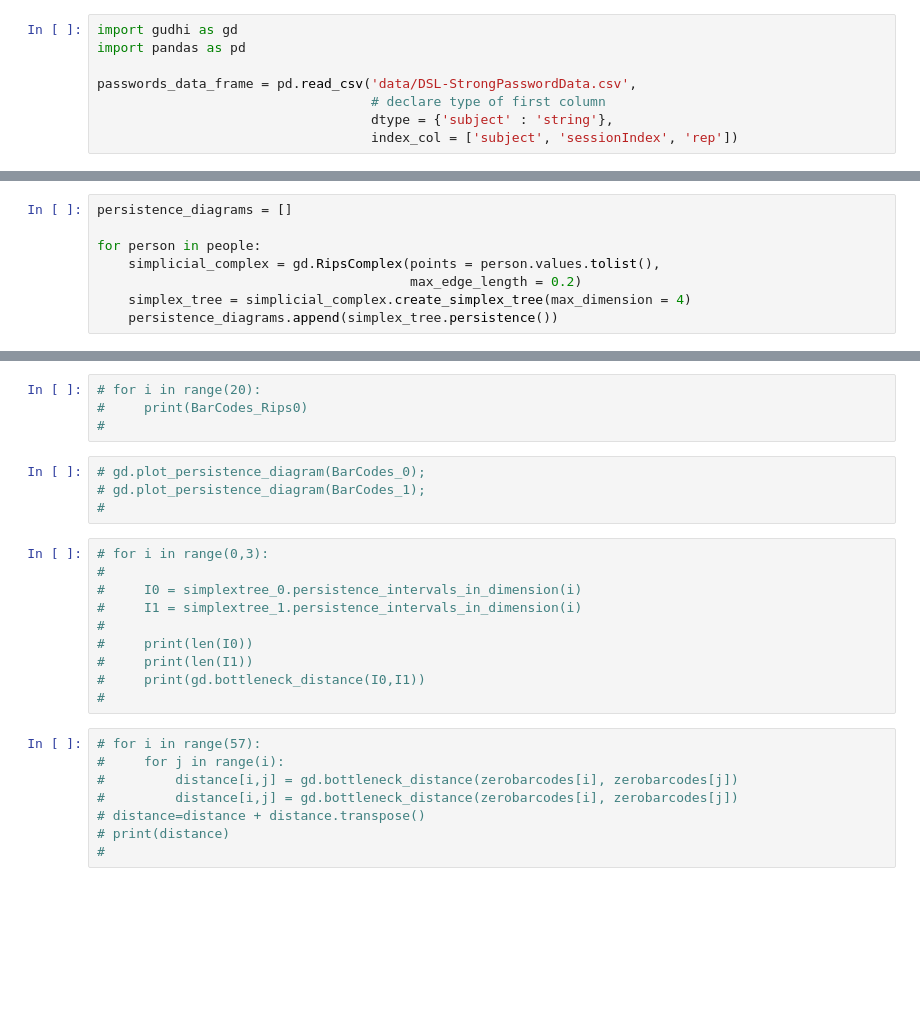
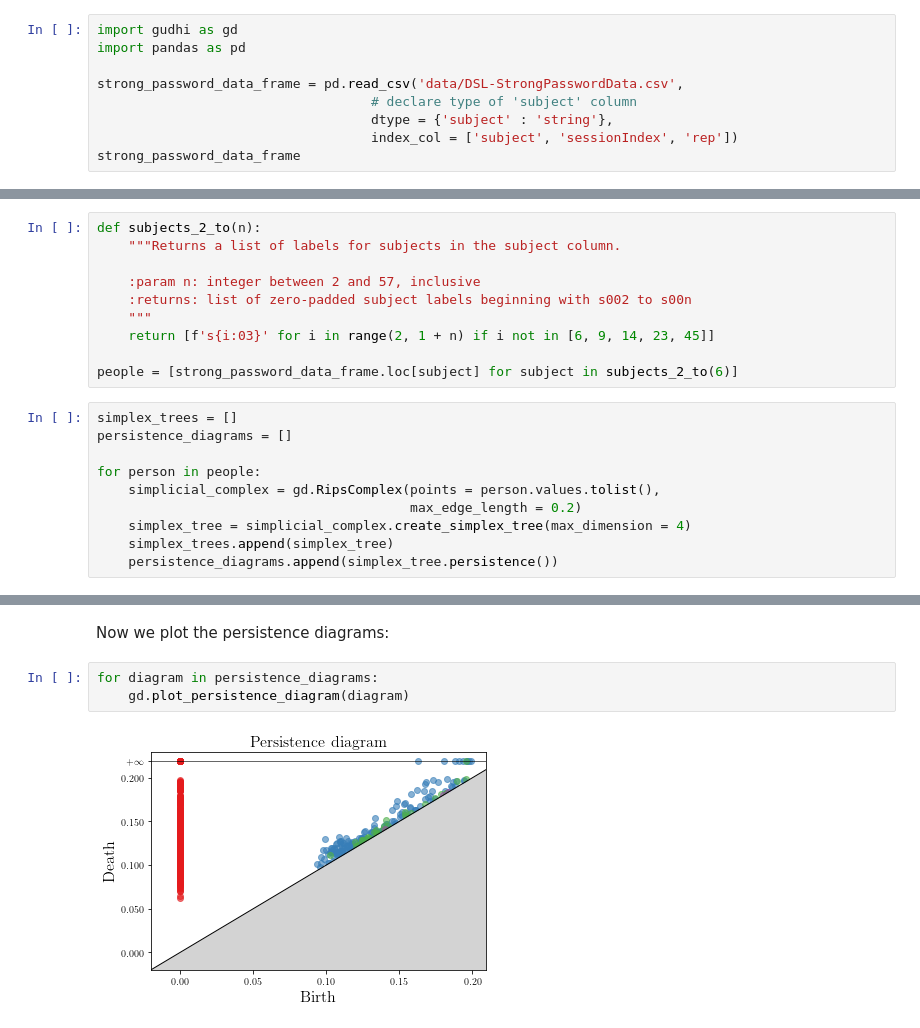
Before and after one commit to edgarlepe/Persistence, a Jupyter notebook: Project/TDA_Project_v2.ipynb, the cells around one changed output, grey strips where cells are left out. Cells and saved outputs as stored; diff of their text form; blank space fills up the shorter version.

```diff
--- a/Project/TDA_Project_v2.ipynb
+++ b/Project/TDA_Project_v2.ipynb
@@ -14,7 +11,8 @@ First we read our data from our csv file. We choose the `subject`,
 import gudhi as gd
 import pandas as pd
 
-passwords_data_frame = pd.read_csv('data/DSL-StrongPasswordData.csv',
-                                   # declare type of first column
+strong_password_data_frame = pd.read_csv('data/DSL-StrongPasswordData.csv',
+                                   # declare type of 'subject' column
                                    dtype = {'subject' : 'string'},
                                    index_col = ['subject', 'sessionIndex', 'rep'])
+strong_password_data_frame
@@ -26,8 +39,20 @@ people = [passwords_data_frame.loc[f's{n:03}'] for n in range(2,6)]
+# %%
+def subjects_2_to(n):
+    """Returns a list of labels for subjects in the subject column.
+
+    :param n: integer between 2 and 57, inclusive
+    :returns: list of zero-padded subject labels beginning with s002 to s00n
+    """
+    return [f's{i:03}' for i in range(2, 1 + n) if i not in [6, 9, 14, 23, 45]]
+
+people = [strong_password_data_frame.loc[subject] for subject in subjects_2_to(6)]
 # %%
+simplex_trees = []
 persistence_diagrams = []
 
 for person in people:
     simplicial_complex = gd.RipsComplex(points = person.values.tolist(),
                                         max_edge_length = 0.2)
     simplex_tree = simplicial_complex.create_simplex_tree(max_dimension = 4)
+    simplex_trees.append(simplex_tree)
     persistence_diagrams.append(simplex_tree.persistence())
@@ -43,26 +59,7 @@ for person in people:
-# %%
-# for i in range(20):
-#     print(BarCodes_Rips0)
-#
-# %%
-# gd.plot_persistence_diagram(BarCodes_0);
-# gd.plot_persistence_diagram(BarCodes_1);
-#
-# %%
-# for i in range(0,3):
-#
-#     I0 = simplextree_0.persistence_intervals_in_dimension(i)
-#     I1 = simplextree_1.persistence_intervals_in_dimension(i)
-#
-#     print(len(I0))
-#     print(len(I1))
-#     print(gd.bottleneck_distance(I0,I1))
-#
-# %%
-# for i in range(57):
-#     for j in range(i):
-#         distance[i,j] = gd.bottleneck_distance(zerobarcodes[i], zerobarcodes[j])
-#         distance[i,j] = gd.bottleneck_distance(zerobarcodes[i], zerobarcodes[j])
-# distance=distance + distance.transpose()
-# print(distance)
-#
+# %% [markdown]
+Now we plot the persistence diagrams:
+# %%
+for diagram in persistence_diagrams:
+    gd.plot_persistence_diagram(diagram)
+# %% [output]
+[figure, added]
```
Also changed, not shown: parts of 13 cells of this notebook.
